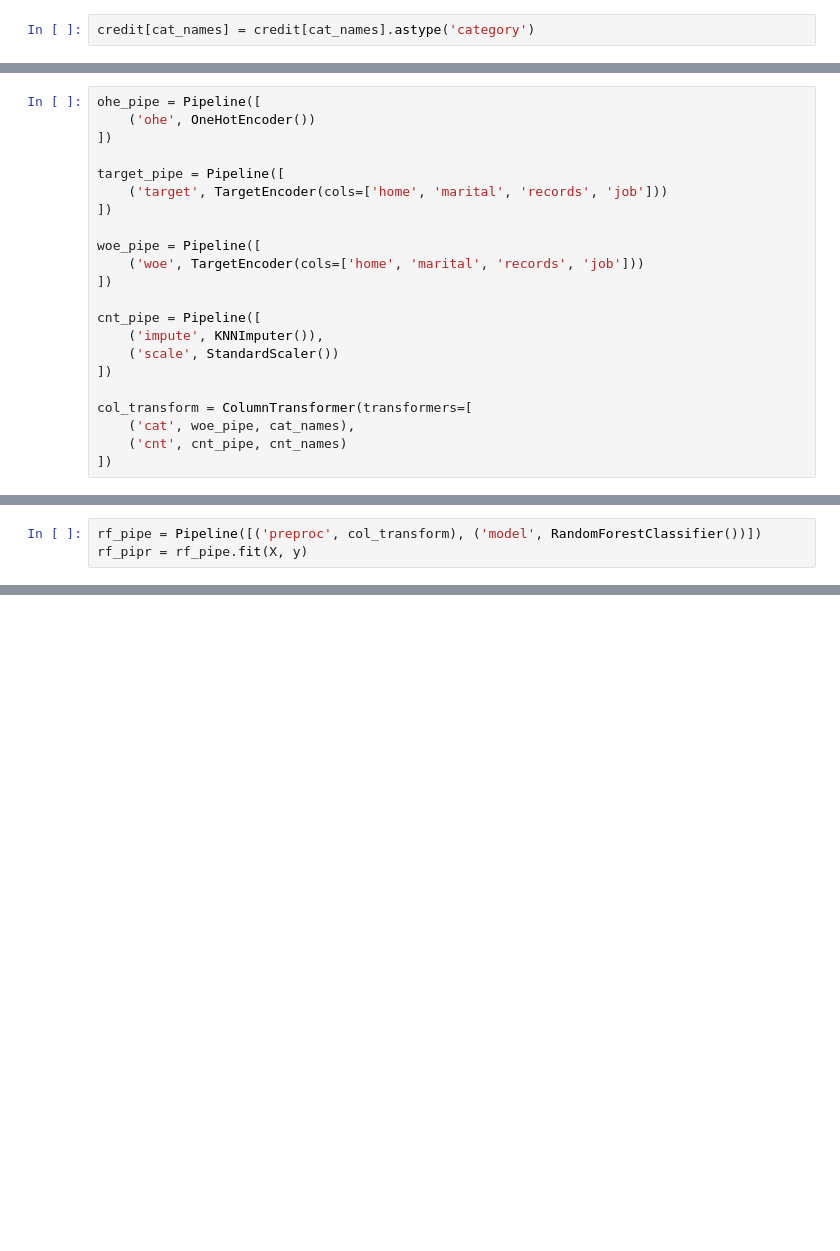
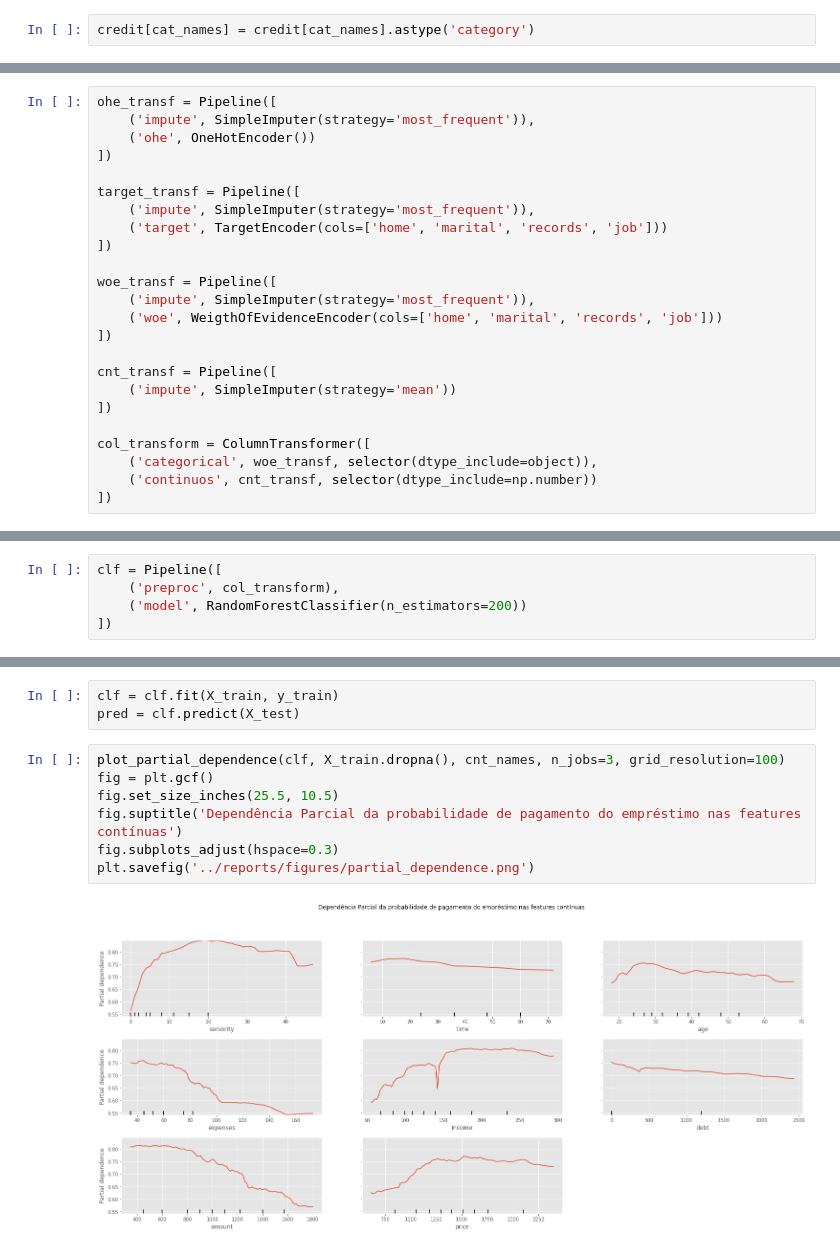
Before and after one commit to MathGuim/tcc, a Jupyter notebook: notebooks/sklearn.ipynb, the cells around one changed output, grey strips where cells are left out. Saved outputs shown, nothing was run; the diff lists cells and outputs as text; blank space fills up the shorter version.

```diff
--- a/notebooks/sklearn.ipynb
+++ b/notebooks/sklearn.ipynb
@@ -45,22 +47,24 @@ valid_idx = np.random.choice(range(n), np.ceil(n * 0.2).astype('int'))
 # %%
-ohe_pipe = Pipeline([
+ohe_transf = Pipeline([
+    ('impute', SimpleImputer(strategy='most_frequent')),
     ('ohe', OneHotEncoder())
 ])
 
-target_pipe = Pipeline([
+target_transf = Pipeline([
+    ('impute', SimpleImputer(strategy='most_frequent')),
     ('target', TargetEncoder(cols=['home', 'marital', 'records', 'job']))
 ])
 
-woe_pipe = Pipeline([
-    ('woe', TargetEncoder(cols=['home', 'marital', 'records', 'job']))
+woe_transf = Pipeline([
+    ('impute', SimpleImputer(strategy='most_frequent')),
+    ('woe', WeigthOfEvidenceEncoder(cols=['home', 'marital', 'records', 'job']))
 ])
 
-cnt_pipe = Pipeline([
-    ('impute', KNNImputer()),
-    ('scale', StandardScaler())
+cnt_transf = Pipeline([
+    ('impute', SimpleImputer(strategy='mean'))
 ])
 
-col_transform = ColumnTransformer(transformers=[
-    ('cat', woe_pipe, cat_names),
-    ('cnt', cnt_pipe, cnt_names)
+col_transform = ColumnTransformer([
+    ('categorical', woe_transf, selector(dtype_include=object)),
+    ('continuos', cnt_transf, selector(dtype_include=np.number))
 ])
@@ -70,3 +71,5 @@ X=credit.drop(columns='status')
 # %%
-rf_pipe = Pipeline([('preproc', col_transform), ('model', RandomForestClassifier())])
-rf_pipr = rf_pipe.fit(X, y)
+clf = Pipeline([
+    ('preproc', col_transform),
+    ('model', RandomForestClassifier(n_estimators=200))
+])
@@ -72,0 +95,12 @@ rf_pipr = rf_pipe.fit(X, y)
+# %%
+clf = clf.fit(X_train, y_train)
+pred = clf.predict(X_test)
+# %%
+plot_partial_dependence(clf, X_train.dropna(), cnt_names, n_jobs=3, grid_resolution=100)
+fig = plt.gcf()
+fig.set_size_inches(25.5, 10.5)
+fig.suptitle('Dependência Parcial da probabilidade de pagamento do empréstimo nas features contínuas')
+fig.subplots_adjust(hspace=0.3)
+plt.savefig('../reports/figures/partial_dependence.png')
+# %% [output]
+[figure, added]
```
Also changed, not shown: parts of 17 cells of this notebook, 4 other files.
